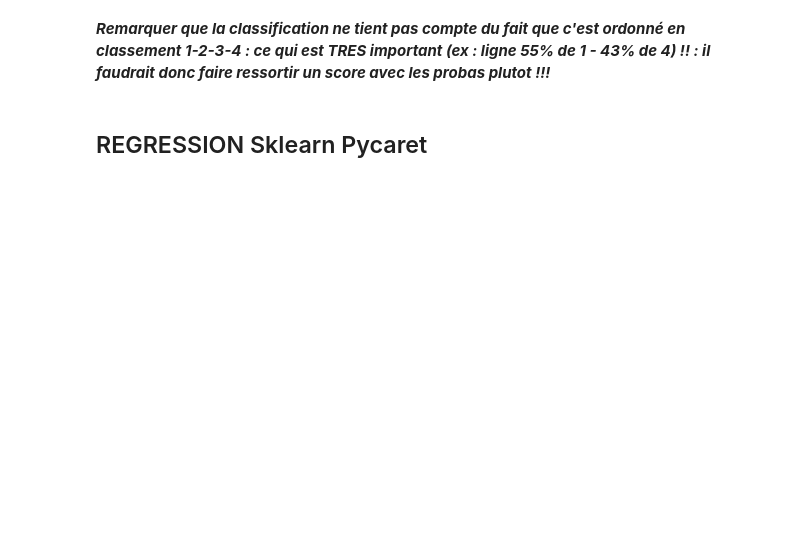
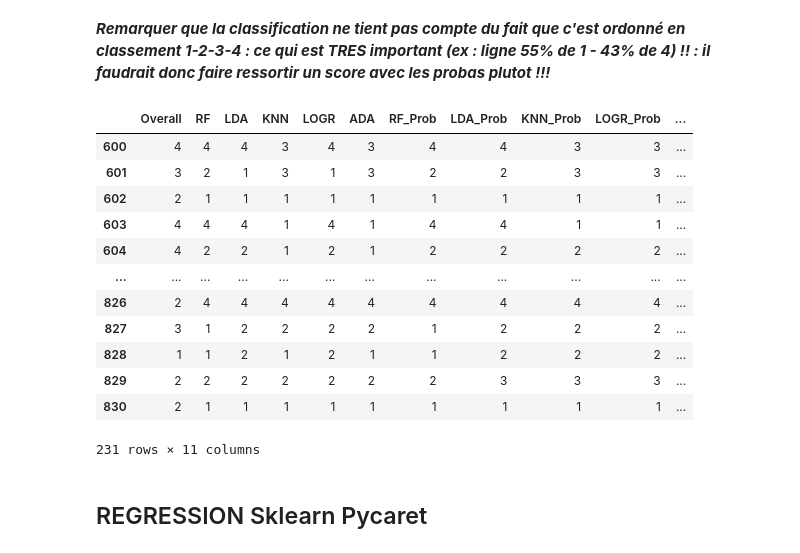
Before and after one commit to sebastiendufour1972/BL.Research-at-SemEval-2022-Task-8, a Jupyter notebook: german/Finalisation_programme_german.ipynb, the cells around one changed output. Saved outputs shown, nothing was run; the diff lists cells and outputs as text; code cells hidden in the pictures; blank space fills up the shorter version.

```diff
--- a/german/Finalisation_programme_german.ipynb
+++ b/german/Finalisation_programme_german.ipynb
@@ -854,33 +1023,49 @@ def choix_classes(score_prob):
 # %%
 liste_rf = choix_classes(res_rf2)
 liste_lda = choix_classes(res_lda2)
-res_final = pd.concat([res_final,pd.DataFrame(liste_lda,columns = ['LDA_Prob'],index = range(50,67)),
-                       pd.DataFrame(liste_rf,columns = ['RF_Prob'],index = range(50,67))],axis=1)
+res_final = pd.concat([res_final,pd.DataFrame(liste_lda,columns = ['LDA_Prob'],index = range(600,831)),
+                       pd.DataFrame(liste_rf,columns = ['RF_Prob'],index = range(600,831))],axis=1)
 # %%
 from sklearn.neighbors import KNeighborsClassifier
 knn = KNeighborsClassifier()
-knn.fit(Xtrain[:50],ytrain[:50])
-res_knn = knn.predict(Xtrain[50:])
-liste_knn = choix_classes(around(knn.predict_proba(Xtrain[50:])*100, decimals=2))
-res_final = pd.concat([res_final,pd.DataFrame(res_knn,columns = ['KNN'],index = range(50,67)),
-                      pd.DataFrame(liste_knn,columns = ['KNN_Prob'],index = range(50,67))],axis=1)
+knn.fit(Xtrain[:600],ytrain[:600])
+res_knn = knn.predict(Xtrain[600:])
+liste_knn = choix_classes(around(knn.predict_proba(Xtrain[600:])*100, decimals=2))
+res_final = pd.concat([res_final,pd.DataFrame(res_knn,columns = ['KNN'],index = range(600,831)),
+                      pd.DataFrame(liste_knn,columns = ['KNN_Prob'],index = range(600,831))],axis=1)
 # %%
 from sklearn.linear_model import LogisticRegression
 logreg = LogisticRegression()
-logreg.fit(Xtrain[:50],ytrain[:50])
-res_logreg = logreg.predict(Xtrain[50:])
-liste_logreg = choix_classes(around(logreg.predict_proba(Xtrain[50:])*100, decimals=2))
-res_final = pd.concat([res_final,pd.DataFrame(res_logreg,columns = ['LOGR'],index = range(50,67)),
-                      pd.DataFrame(liste_knn,columns = ['LOGR_Prob'],index = range(50,67))],axis=1)
+logreg.fit(Xtrain[:600],ytrain[:600])
+res_logreg = logreg.predict(Xtrain[600:])
+liste_logreg = choix_classes(around(logreg.predict_proba(Xtrain[600:])*100, decimals=2))
+res_final = pd.concat([res_final,pd.DataFrame(res_logreg,columns = ['LOGR'],index = range(600,831)),
+                      pd.DataFrame(liste_knn,columns = ['LOGR_Prob'],index = range(600,831))],axis=1)
 # %%
 from sklearn.ensemble import AdaBoostClassifier
 ada = AdaBoostClassifier()
-ada.fit(Xtrain[:50],ytrain[:50])
-res_ada = ada.predict(Xtrain[50:])
-liste_ada = choix_classes(around(ada.predict_proba(Xtrain[50:])*100, decimals=2))
-res_final = pd.concat([res_final,pd.DataFrame(res_knn,columns = ['ADA'],index = range(50,67)),
-                      pd.DataFrame(liste_knn,columns = ['ADA_Prob'],index = range(50,67))],axis=1)
+ada.fit(Xtrain[:600],ytrain[:600])
+res_ada = ada.predict(Xtrain[600:])
+liste_ada = choix_classes(around(ada.predict_proba(Xtrain[600:])*100, decimals=2))
+res_final = pd.concat([res_final,pd.DataFrame(res_knn,columns = ['ADA'],index = range(600,831)),
+                      pd.DataFrame(liste_knn,columns = ['ADA_Prob'],index = range(600,831))],axis=1)
 res_final = res_final [['Overall','RF','LDA','KNN','LOGR','ADA','RF_Prob','LDA_Prob','KNN_Prob','LOGR_Prob','ADA_Prob']]
+# %%
+res_final
+# %% [output]
+|  | Overall | RF | LDA | KNN | LOGR | ADA | RF_Prob | LDA_Prob | KNN_Prob | LOGR_Prob | ... |
+| 600 | 4 | 4 | 4 | 3 | 4 | 3 | 4 | 4 | 3 | 3 | ... |
+| 601 | 3 | 2 | 1 | 3 | 1 | 3 | 2 | 2 | 3 | 3 | ... |
+| 602 | 2 | 1 | 1 | 1 | 1 | 1 | 1 | 1 | 1 | 1 | ... |
+| 603 | 4 | 4 | 4 | 1 | 4 | 1 | 4 | 4 | 1 | 1 | ... |
+| 604 | 4 | 2 | 2 | 1 | 2 | 1 | 2 | 2 | 2 | 2 | ... |
+| ... | ... | ... | ... | ... | ... | ... | ... | ... | ... | ... | ... |
+| 826 | 2 | 4 | 4 | 4 | 4 | 4 | 4 | 4 | 4 | 4 | ... |
+| 827 | 3 | 1 | 2 | 2 | 2 | 2 | 1 | 2 | 2 | 2 | ... |
+| 828 | 1 | 1 | 2 | 1 | 2 | 1 | 1 | 2 | 2 | 2 | ... |
+| 829 | 2 | 2 | 2 | 2 | 2 | 2 | 2 | 3 | 3 | 3 | ... |
+| 830 | 2 | 1 | 1 | 1 | 1 | 1 | 1 | 1 | 1 | 1 | ... |
+231 rows × 11 columns
 # %% [markdown]
 ## REGRESSION Sklearn Pycaret
 # %%
```
Also changed, not shown: parts of 41 cells of this notebook.
